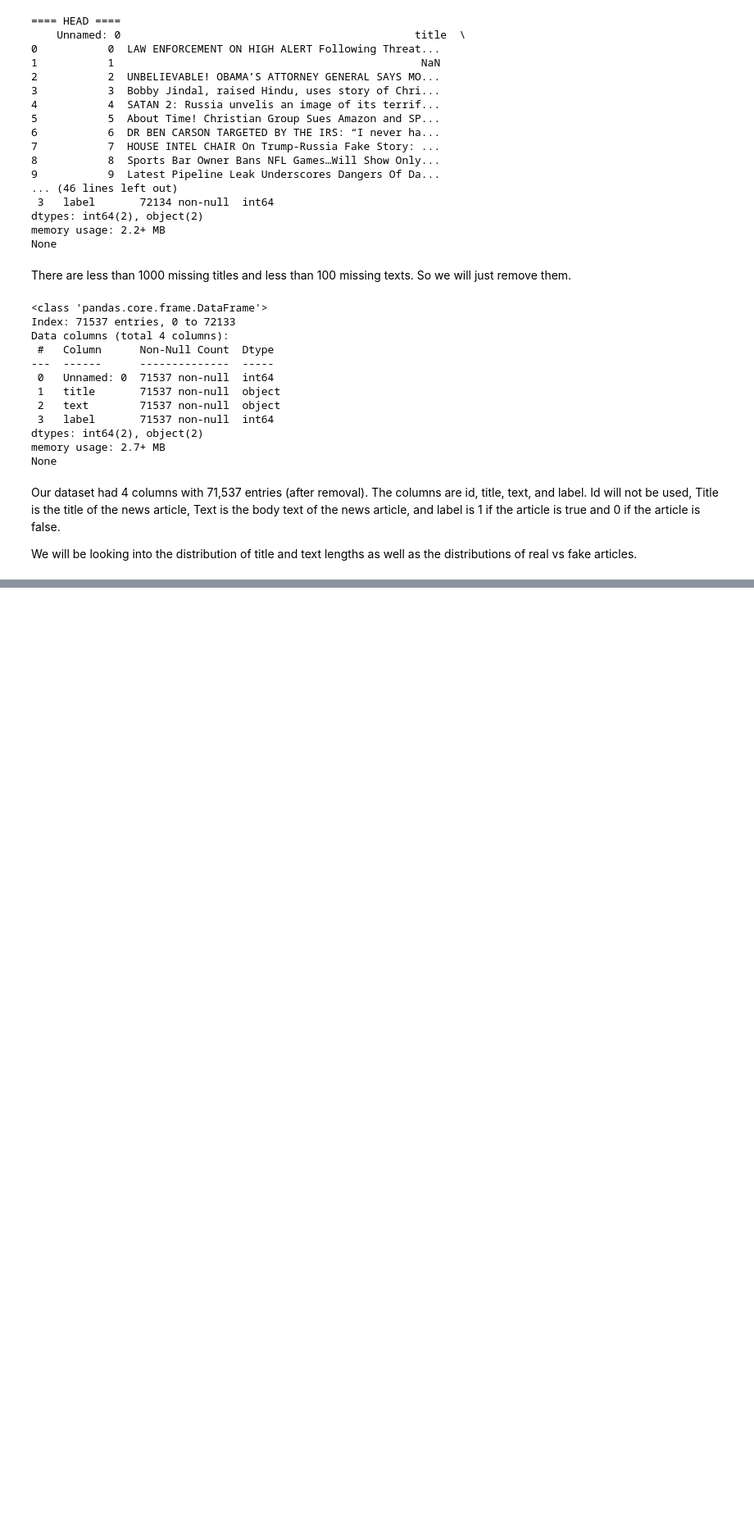
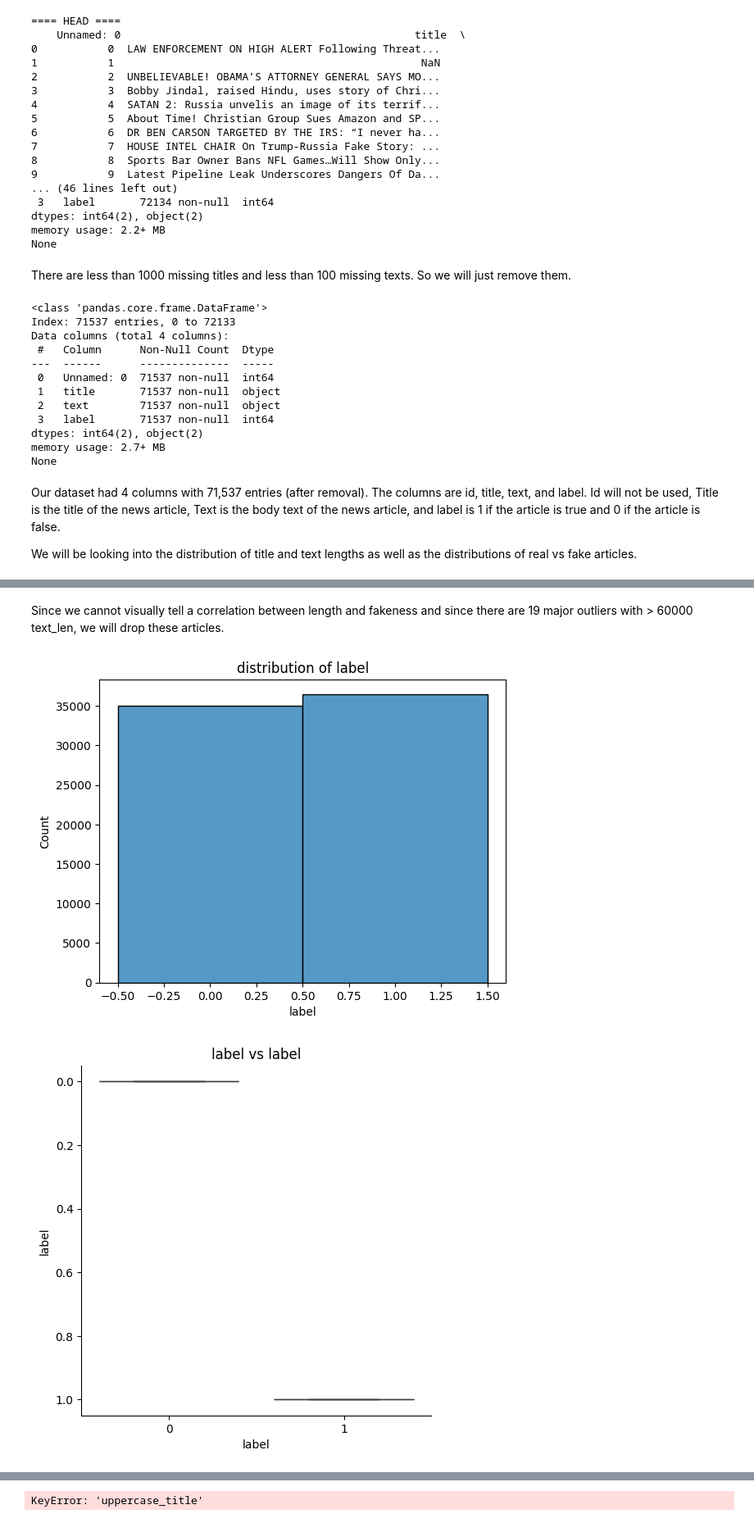
Before and after one commit to pknepps/fake-news-analysis, a Jupyter notebook: analysis.ipynb, the cells around one changed output, grey strips where cells are left out. Shown at 82% size. Saved outputs shown, nothing was run; the diff lists cells and outputs as text; code cells hidden in the pictures; blank space fills up the shorter version.

```diff
--- a/analysis.ipynb
+++ b/analysis.ipynb
@@ -59,0 +106,18 @@ We will be looking into the distribution of title and text lengths as well as th
+# %%
+too_long = with_len[with_len["text_len"] > 60000].index
+
+df.drop(too_long, inplace=True)
+with_len.drop(too_long, inplace=True)
+# %% [markdown]
+Since we cannot visually tell a correlation between length and fakeness and since there are 19 major outliers with > 60000 text_len, we will drop these articles.
+# %%
+for name in ["label", "title_len", "text_len", "uppercase_title_len", "uppercase_text_len"]:
+    sn.histplot(with_len[name])
+    plt.title(f"distribution of {name}")
+    plt.show()
+    sn.catplot(data=with_len, x=name, y="label", kind="box")
+    plt.title(f"{name} vs label")
+    plt.show()
+# %% [output]
+[figure, added]
+[figure, added]
@@ -59,0 +128 @@ We will be looking into the distribution of title and text lengths as well as th
+KeyError: 'uppercase_title'
```
Also changed, not shown: parts of 7 cells of this notebook, 2 other files.
